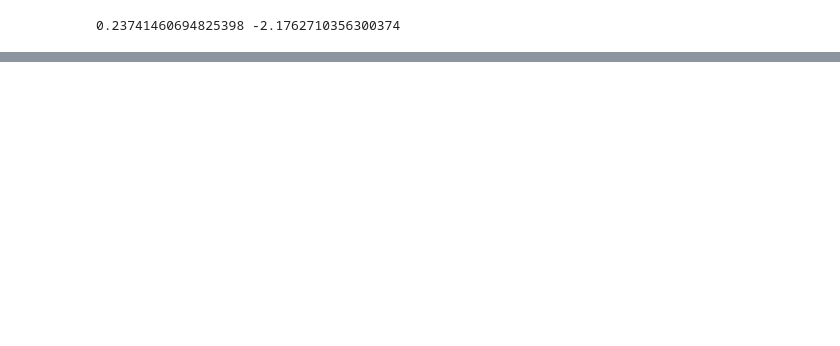
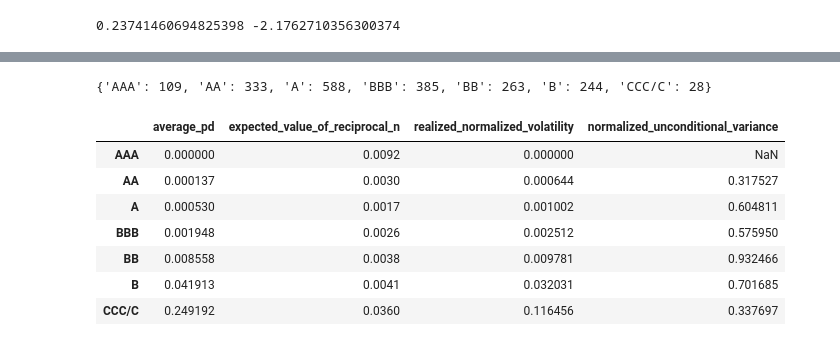
Before and after one commit to PeterKiss18/VasicekPDModel, a Jupyter notebook: MM_parameter_estimation.ipynb, the cells around one changed output, grey strips where cells are left out. Cells and saved outputs as stored; diff of their text form; code cells hidden in the pictures; blank space fills up the shorter version.

```diff
--- a/MM_parameter_estimation.ipynb
+++ b/MM_parameter_estimation.ipynb
@@ -359,0 +445,36 @@ params_df
+# %%
+num_of_obligors_dict = {}
+for grade in grades_cols:
+    num_of_obligors_dict[grade] = round(1 / expected_value_of_reciprocal_n[grade])
+# %%
+num_of_obligors_dict
+# %% [output]
+{'AAA': 109, 'AA': 333, 'A': 588, 'BBB': 385, 'BB': 263, 'B': 244, 'CCC/C': 28}
+# %%
+average_pd_dict = grades_data.mean().to_dict()
+realized_normalized_volatility_dict = np.sqrt(np.var(grades_data)).to_dict()
+# %%
+unconditional_variance_dict = {}
+normalized_unconditional_variance_dict = {}
+for grade in grades_cols:
+    unconditional_variance_dict[grade] = (np.var(grades_data[grade]) - expected_value_of_reciprocal_n[grade] * average_pd_dict[grade] * (1 - average_pd_dict[grade])) / (1 - expected_value_of_reciprocal_n[grade])
+    normalized_unconditional_variance_dict[grade] = np.sqrt(unconditional_variance_dict[grade]) / average_pd_dict[grade]
+# %%
+# Make a pandas dataframe
+# Columns: average_pd, expected_value_of_reciprocal_n, realized_normalized_volatility, normalized_unconditional_variance
+# Rows: grades
+# Round the values to 4 decimal places
+df = pd.DataFrame([average_pd_dict, expected_value_of_reciprocal_n, realized_normalized_volatility_dict, normalized_unconditional_variance_dict],
+                  index=["average_pd", "expected_value_of_reciprocal_n", "realized_normalized_volatility", "normalized_unconditional_variance"]).T
+df = df.round(6)
+# %%
+df
+# %% [output]
+|  | average_pd | expected_value_of_reciprocal_n | realized_normalized_volatility | normalized_unconditional_variance |
+| AAA | 0.000000 | 0.0092 | 0.000000 | NaN |
+| AA | 0.000137 | 0.0030 | 0.000644 | 0.317527 |
+| A | 0.000530 | 0.0017 | 0.001002 | 0.604811 |
+| BBB | 0.001948 | 0.0026 | 0.002512 | 0.575950 |
+| BB | 0.008558 | 0.0038 | 0.009781 | 0.932466 |
+| B | 0.041913 | 0.0041 | 0.032031 | 0.701685 |
+| CCC/C | 0.249192 | 0.0360 | 0.116456 | 0.337697 |
```
Also changed, not shown: parts of 47 cells of this notebook.
